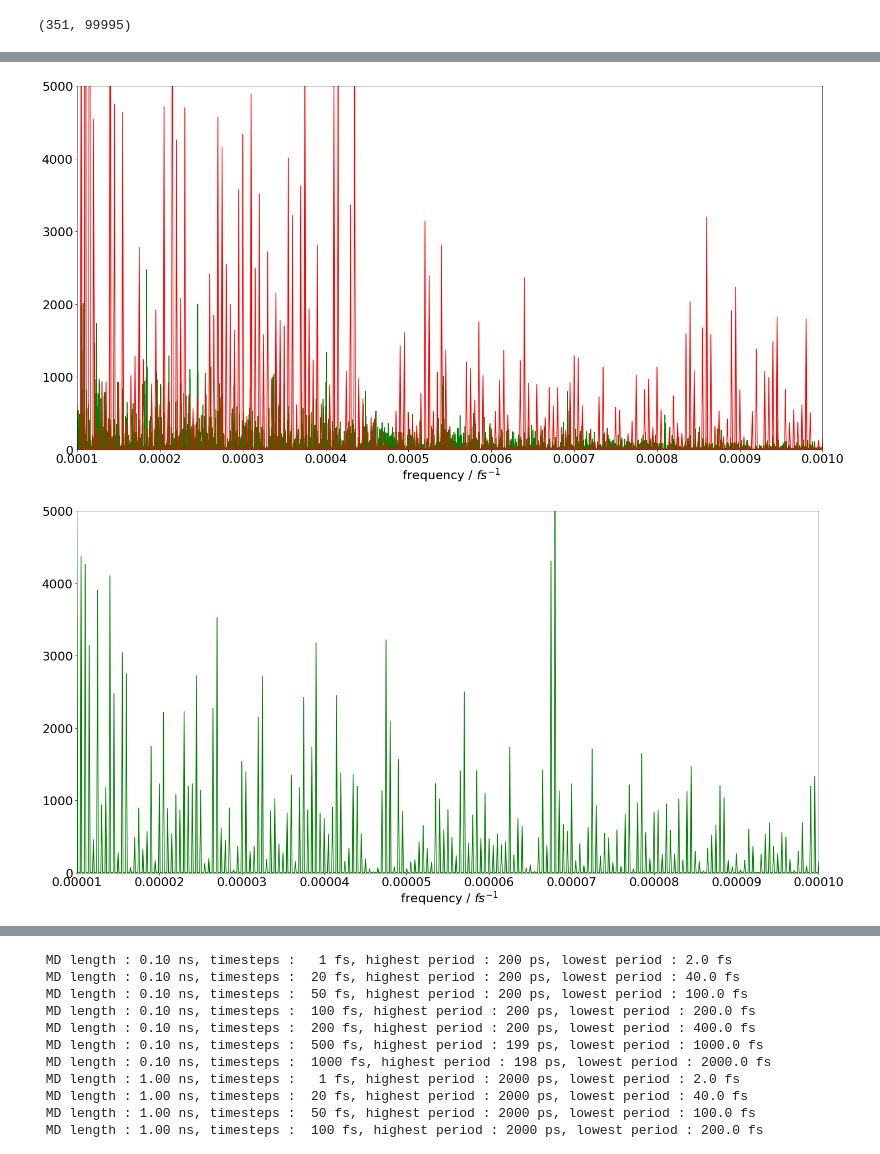
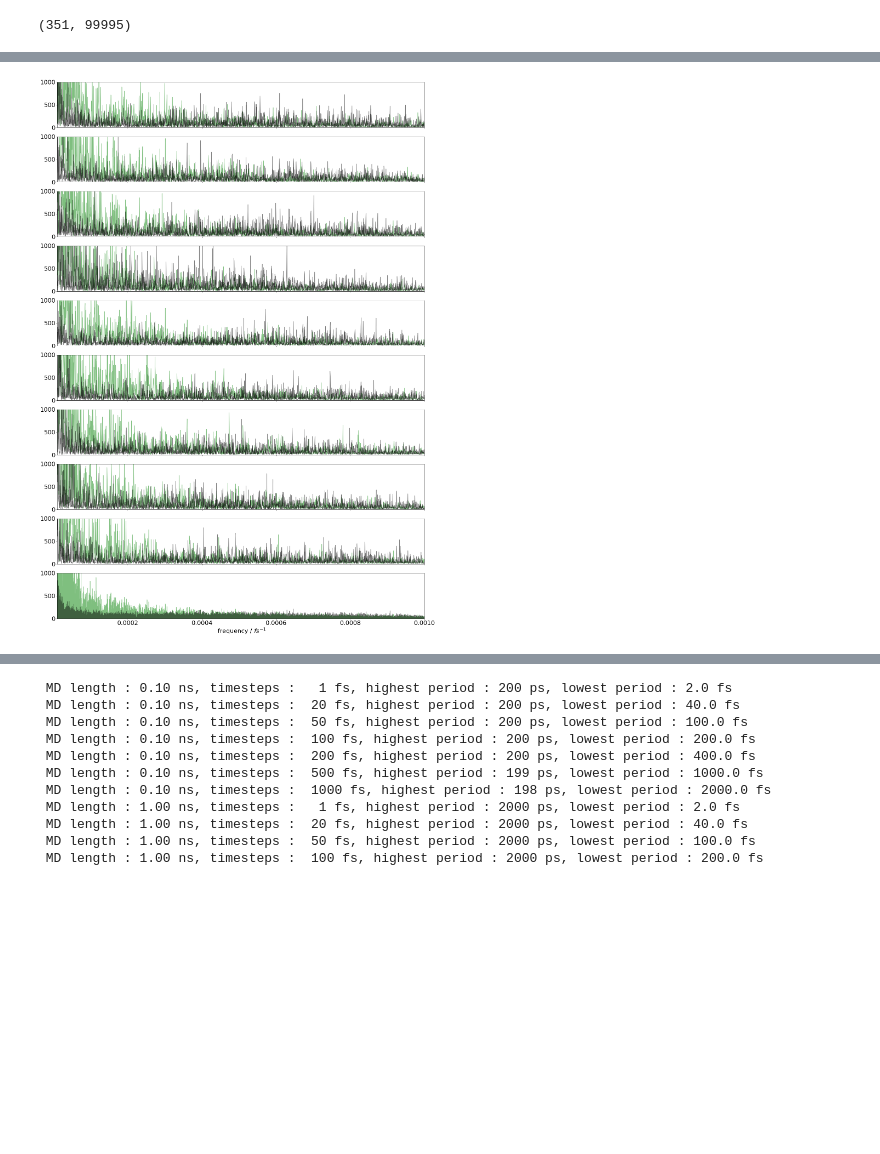
Before and after one commit to Oliver-Feighan/SpectralDensity, a Jupyter notebook: analysis/analysis.ipynb, the cells around one changed output, grey strips where cells are left out. Cells and saved outputs as stored; diff of their text form; code cells hidden in the pictures; blank space fills up the shorter version.

```diff
--- a/analysis/analysis.ipynb
+++ b/analysis/analysis.ipynb
@@ -60,11 +63,8 @@ for n, color in zip([1], ['red', 'blue', 'green']):
 
         spectrum_normal_domain = np.fft.fftfreq(len(autocorr) * n, dt)
 
-        print(spectrum)
-        print(max(np.imag(spectrum)))
-
         ax[0].plot(x, alpha=0.5, color='black')
-        ax[1].plot(repeated, alpha=0.5, color='black')
+        ax[1].plot(autocorr, alpha=0.5, color='black')
         ax[2].plot(first_half(spectrum_normal_domain), abs(first_half(spectrum1)), alpha=0.5, color='red')
         ax[2].plot(first_half(spectrum_normal_domain), abs(first_half(spectrum2)), alpha=0.5, color='black')
 
@@ -173,57 +228,33 @@ fig.set_size_inches(24, 12)
 # %%
-fig, ax = plt.subplots(1,1, sharex=True, sharey=True)
+fig, ax = plt.subplots(10,1, sharex=True, sharey=True)
 
-ax.set_xlim(1e-4, 1e-3)
-ax.set_ylim(0, 5000)
+domain = domain_1000ps
+spectrum = spectra_1000ps
 
-[1.5, 2.3, 3, 3.75, 4.45, 4.9, 5.75]
+domain_limit=1e-5
+spectrum_limit=10
 
-for i in value_select(5.75, 4.9):
-    lin4, = ax.plot(first_half(domain_1000ps), first_half(abs(spectra_1000ps[i])), alpha=1, color='green')
-    lin4, = ax.plot(first_half(domain_100ps), first_half(abs(spectra_100ps[i])), alpha=1, color='red')
-    break
+ax[0].set_xlim(domain_limit, 1e-3)
+ax[0].set_ylim(0, 1000)
 
-#for i in value_select(4.45, 3.75):
-#    lin3, = ax.plot(first_half(domain_1000ps), first_half(abs(spectra_1000ps[i])), alpha=1, color='blue')
+limited_domain = domain[np.where(domain > domain_limit)[0]]
+limited_spectrum = abs(spectrum[:,np.where(domain > domain_limit)[0]])
 
-#for i in value_select(2.3, 1.5):
-#    lin2, = ax.plot(first_half(domain_1000ps), first_half(abs(spectra_1000ps[i])), alpha=1, color='red')
+for i in range(len(mg_pairs["separation_9"])):
+    contributions9 = np.where(limited_spectrum[mg_pairs["separation_9"][i]] > spectrum_limit)[0]
+    contributions1a = np.where(limited_spectrum[mg_pairs["separation_1"][i]] > spectrum_limit)[0]
+    contributions1b = np.where(limited_spectrum[mg_pairs["separation_1"][i+9]] > spectrum_limit)[0]
 
-#for i in value_select(1.5, 0.0):
-#    lin1, = ax.plot(first_half(domain_1000ps), first_half(abs(spectra_1000ps[i])), alpha=1, color='black')
+    ax[i].plot(limited_domain[contributions9], limited_spectrum[mg_pairs["separation_9"][i]][contributions9], alpha=alpha, color='green', label="9")
+    ax[i].plot(limited_domain[contributions1a], limited_spectrum[mg_pairs["separation_1"][i]][contributions1a], alpha=alpha, color='black', label="9")
+    ax[i].plot(limited_domain[contributions1b], limited_spectrum[mg_pairs["separation_1"][i+9]][contributions1b], alpha=alpha, color='black', label="9")
 
-#fig.legend([lin1, lin2, lin3, lin4], ["0 - 1.5", "1.5 - 2.3", "3.75 - 4.45", "4.9 - 5.75"])
+ax[9].plot(limited_domain, np.mean(limited_spectrum[mg_pairs["separation_9"]], axis=0), alpha=alpha, color='green', label="9")
+ax[9].plot(limited_domain, np.mean(limited_spectrum[mg_pairs["separation_1"]], axis=0), alpha=alpha, color='black', label="9")
 
-ax.set_xlabel(" frequency / $fs^{-1}$")
 
-fig.set_size_inches(24, 12)
+ax[9].set_xlabel(" frequency / $fs^{-1}$")
+
+fig.set_size_inches(24, 36)
 # %% [output]
-[figure, old version]
+[figure, new version]
-# %%
-fig, ax = plt.subplots(1,1, sharex=True, sharey=True)
-
-ax.set_xlim(1e-5, 1e-4)
-ax.set_ylim(0, 5000)
-
-[1.5, 2.3, 3, 3.75, 4.45, 4.9, 5.75]
-
-for i in value_select(5.75, 4.9):
-    lin4, = ax.plot(first_half(domain_1000ps), first_half(abs(spectra_1000ps[i])), alpha=1, color='green')
-    break
-
-#for i in value_select(4.45, 3.75):
-#    lin3, = ax.plot(first_half(domain_1000ps), first_half(abs(spectra_1000ps[i])), alpha=1, color='blue')
-
-#for i in value_select(2.3, 1.5):
-#    lin2, = ax.plot(first_half(domain_1000ps), first_half(abs(spectra_1000ps[i])), alpha=1, color='red')
-
-#for i in value_select(1.5, 0.0):
-#    lin1, = ax.plot(first_half(domain_1000ps), first_half(abs(spectra_1000ps[i])), alpha=1, color='black')
-
-#fig.legend([lin1, lin2, lin3, lin4], ["0 - 1.5", "1.5 - 2.3", "3.75 - 4.45", "4.9 - 5.75"])
-
-ax.set_xlabel(" frequency / $fs^{-1}$")
-
-fig.set_size_inches(24, 12)
-# %% [output]
-[figure, removed]
```
Also changed, not shown: parts of 6 cells of this notebook, 34 other files.
